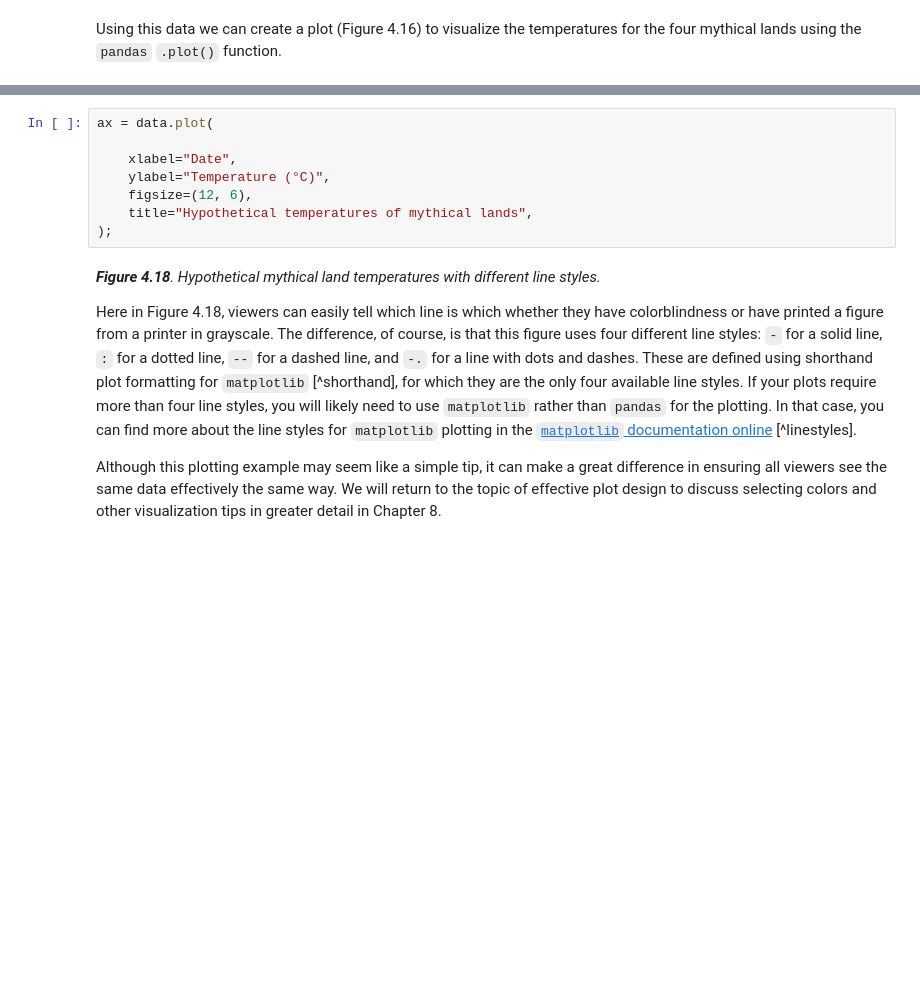
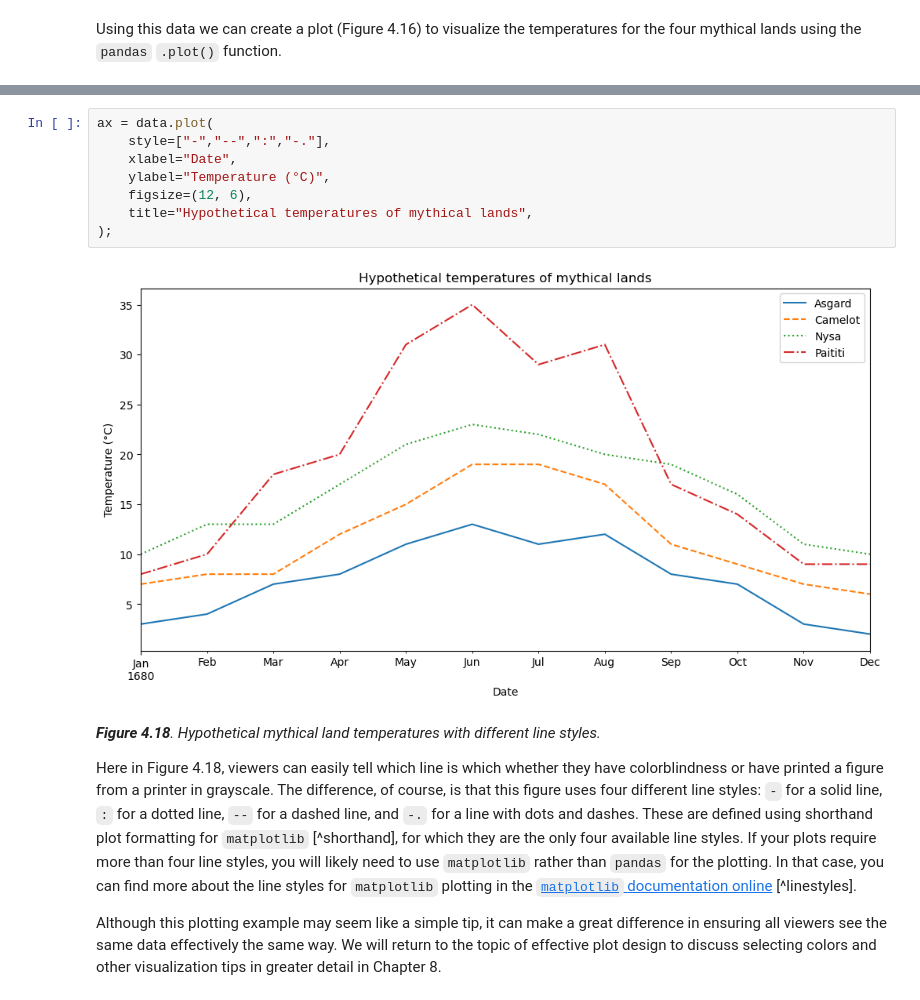
Before and after one commit to heattard/geo-python, a Jupyter notebook: source/notebooks/L7/line-plots.ipynb, the cells around one changed output, grey strips where cells are left out. Cells and saved outputs as stored; diff of their text form; blank space fills up the shorter version.

```diff
--- a/source/notebooks/L7/line-plots.ipynb
+++ b/source/notebooks/L7/line-plots.ipynb
@@ -42,12 +54,14 @@ _**Figure 4.17**. Hypothetical mythical land temperatures in grayscale._
 In Figure 4.17, we see that it is nearly impossible to tell which line is which in the plot, so color alone is not helping in distinguishing the lines on this plot. In this case a better option is to vary both the color and line pattern for each line so they can be distinguished easily irrespective of the line colors and how they may be seen. This can be done using the `style` parameter in the `.plot()` function, as shown below.
 # %%
 ax = data.plot(
-
+    style=["-","--",":","-."],
     xlabel="Date",
     ylabel="Temperature (°C)",
     figsize=(12, 6),
     title="Hypothetical temperatures of mythical lands",
 );
+# %% [output]
+[figure, added]
 # %% [markdown]
 _**Figure 4.18**. Hypothetical mythical land temperatures with different line styles._
 
```
Also changed, not shown: parts of 3 cells of this notebook.
